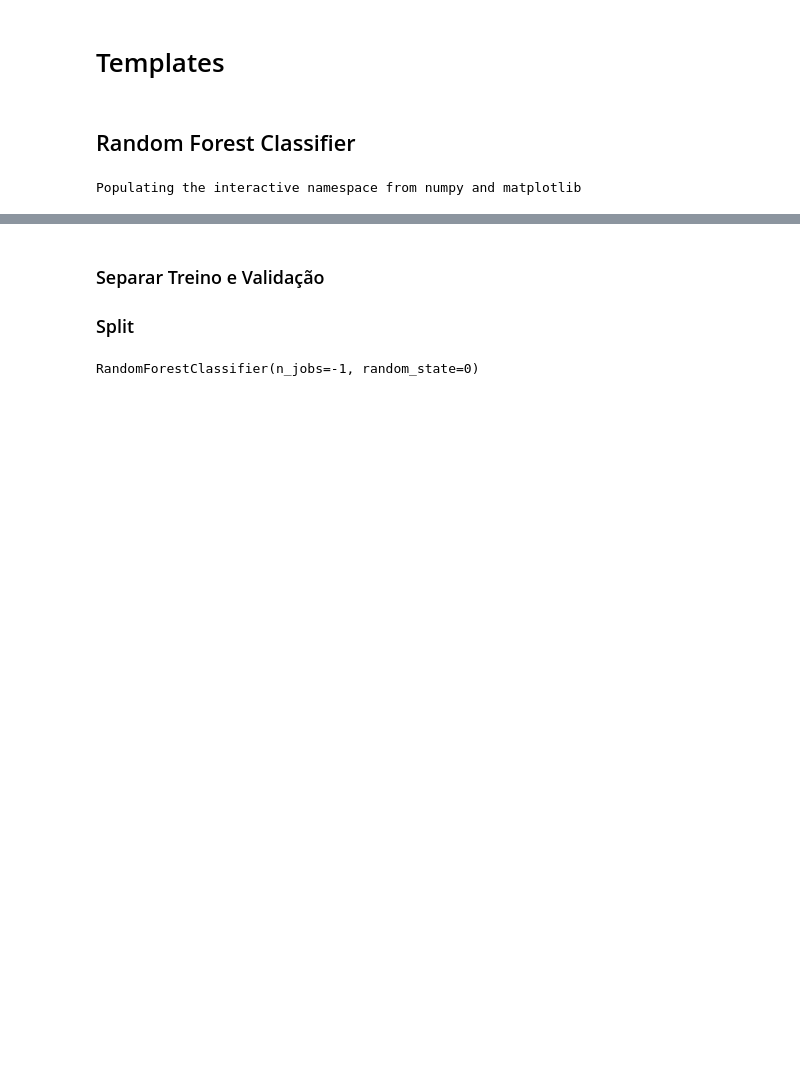
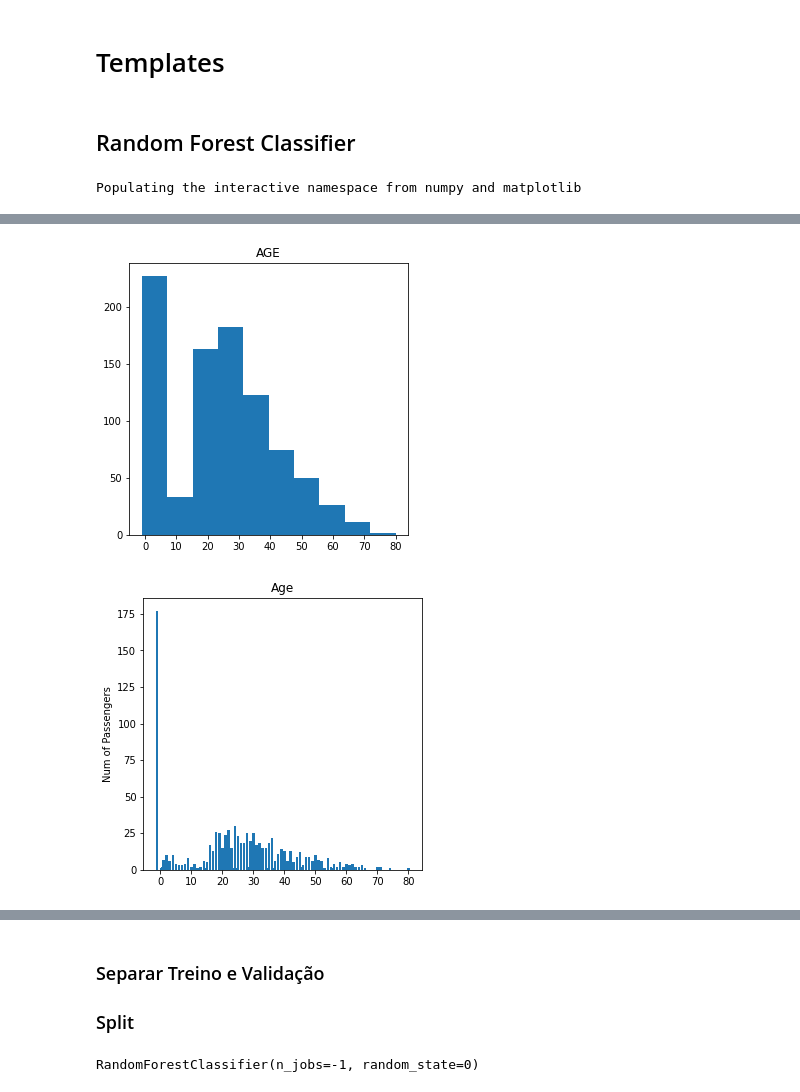
Before and after one commit to epmadruga/Random_Forest_Classifier, a Jupyter notebook: Template_RandomForestClassifier_V3.ipynb, the cells around one changed output, grey strips where cells are left out. Saved outputs shown, nothing was run; the diff lists cells and outputs as text; code cells hidden in the pictures; blank space fills up the shorter version.

```diff
--- a/Template_RandomForestClassifier_V3.ipynb
+++ b/Template_RandomForestClassifier_V3.ipynb
@@ -36,0 +85,16 @@ y = train['Survived']
+# %%
+#Historgram
+plt.figure(figsize=(5,5))
+plt.hist(train['Age'])
+plt.title("AGE")
+plt.show()
+
+#Bar
+plt.figure(figsize=(5,5))
+plt.bar(list(train['Age'].value_counts().keys()), list(train['Age'].value_counts()))
+plt.title("Age")
+plt.ylabel("Num of Passengers")
+plt.show()
+# %% [output]
+[figure, added]
+[figure, added]
```
Also changed, not shown: parts of 13 cells of this notebook, 1 other file.
